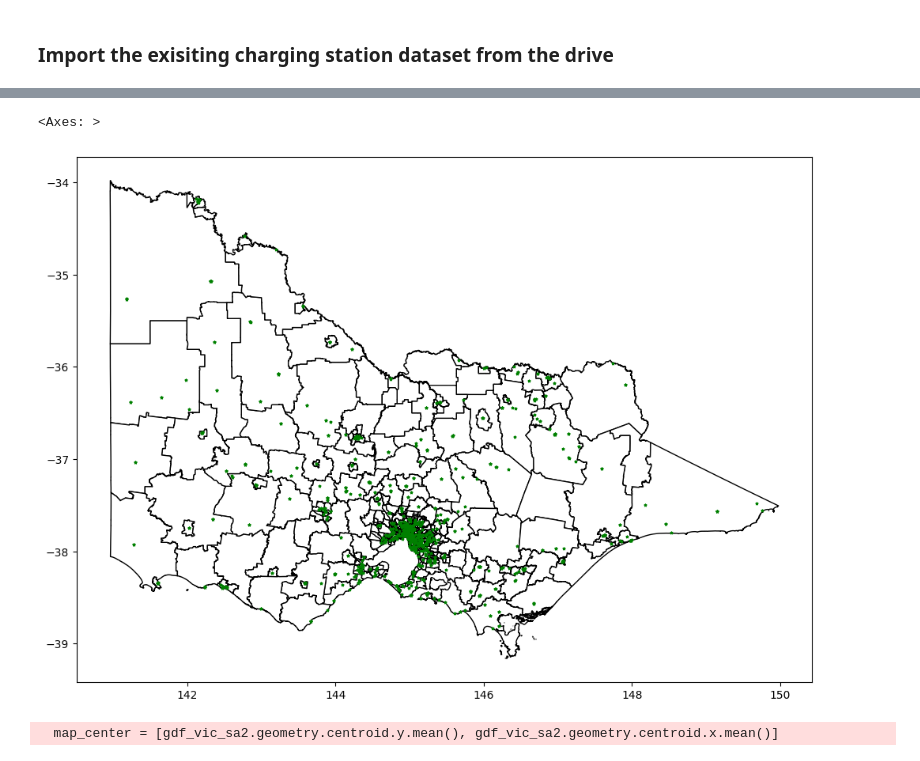
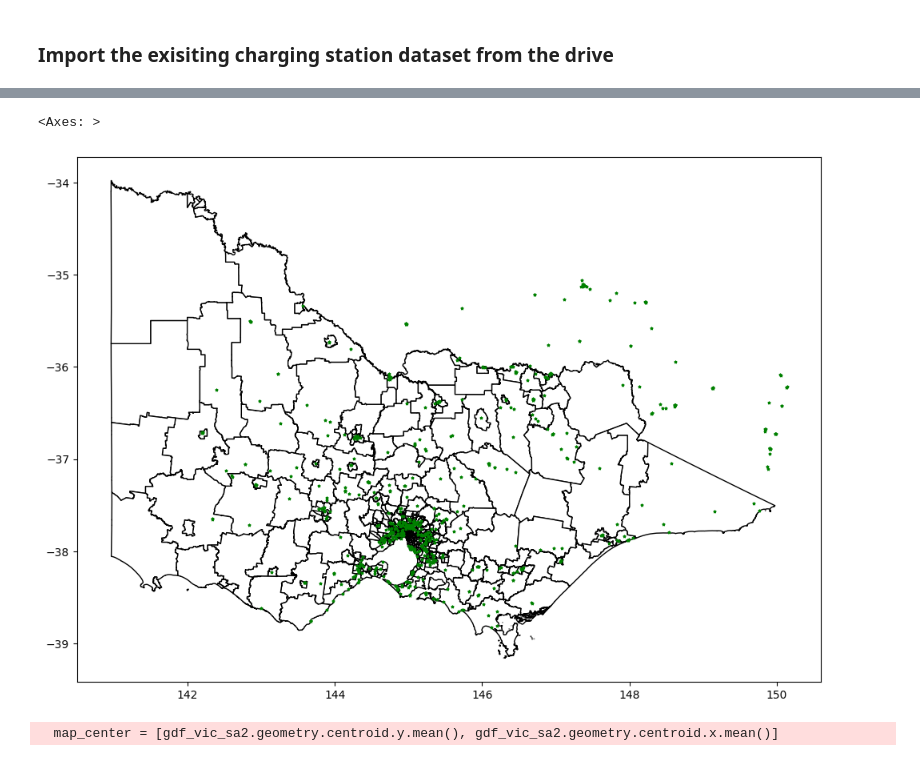
Before and after one commit to Chameleon-company/EVAT-Data-Science, a Jupyter notebook: Use_Cases/Site Suitability Analysis/project_par1_data_preprocessing.ipynb, the cells around one changed output, grey strips where cells are left out. Saved outputs shown, nothing was run; the diff lists cells and outputs as text; code cells hidden in the pictures.

```diff
--- a/Use_Cases/Site Suitability Analysis/project_par1_data_preprocessing.ipynb
+++ b/Use_Cases/Site Suitability Analysis/project_par1_data_preprocessing.ipynb
@@ -483,4 +619,0 @@ gdf_vic_sa2.shape
-# %%
-from shapely import wkt
-# Step 2: Convert the WKT geometry column to shapely geometries
-gdf_vic_sa2['geometry'] = gdf_vic_sa2['geometry'].apply(wkt.loads)
@@ -489,7 +620,13 @@ The key is the use of shapely.wkt.loads to parse the POLYGON string into a geome
 # %%
 # Step 3: Convert to GeoDataFrame, specify CRS if known (e.g. EPSG:4326)
-gdf_vic_sa2 = gpd.GeoDataFrame(gdf_vic_sa2, geometry='geometry', crs='EPSG:4326')
+# relabel the existing SA2 geometry with its true projected CRS
+gdf_vic_sa2 = gdf_vic_sa2.set_crs("EPSG:3857", allow_override=True)
+
+# convert it to lon/lat for plotting with GeoJSON charger points
+gdf_vic_sa2 = gdf_vic_sa2.to_crs("EPSG:4326")
 # %% [markdown]
 ### Import the exisiting charging station dataset from the drive
 # %%
-charging_station_new = gpd.read_file("/content/drive/MyDrive/data/chargers_stations_new.geojson")
+charging_station_new = gpd.read_file("gdf_chargers.geojson")
+# %%
+charging_station_new = charging_station_new.set_crs("EPSG:4326", allow_override=True)
@@ -496,10 +654,9 @@ charging_station_new = gpd.read_file("/content/drive/MyDrive/data/chargers_stati
 # %%
-# Plot the visulization map to identify easily each of exisiting charging location
-base = gdf_vic_sa2.plot(figsize=(12, 12), color='white', edgecolor='black')
-charging_station_new.plot(figsize=(12, 12), ax=base, marker='*', color='green', markersize=5)
+base = gdf_vic_sa2.plot(figsize=(12, 12), color="white", edgecolor="black")
+charging_station_new.plot(ax=base, marker="*", color="green", markersize=5)
 # %% [output]
 <Axes: >
-[figure, old version]
+[figure, new version]
 # %%
 # Visulize using Folium maps
 import folium
```
Also changed, not shown: parts of 87 cells of this notebook, 44 other files.
